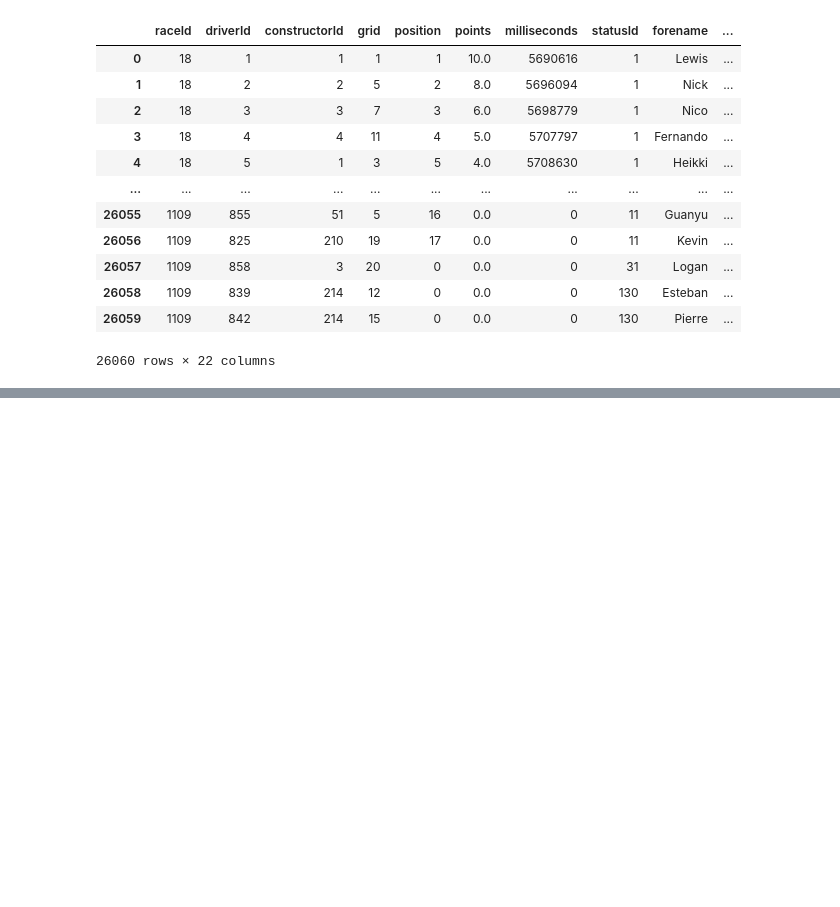
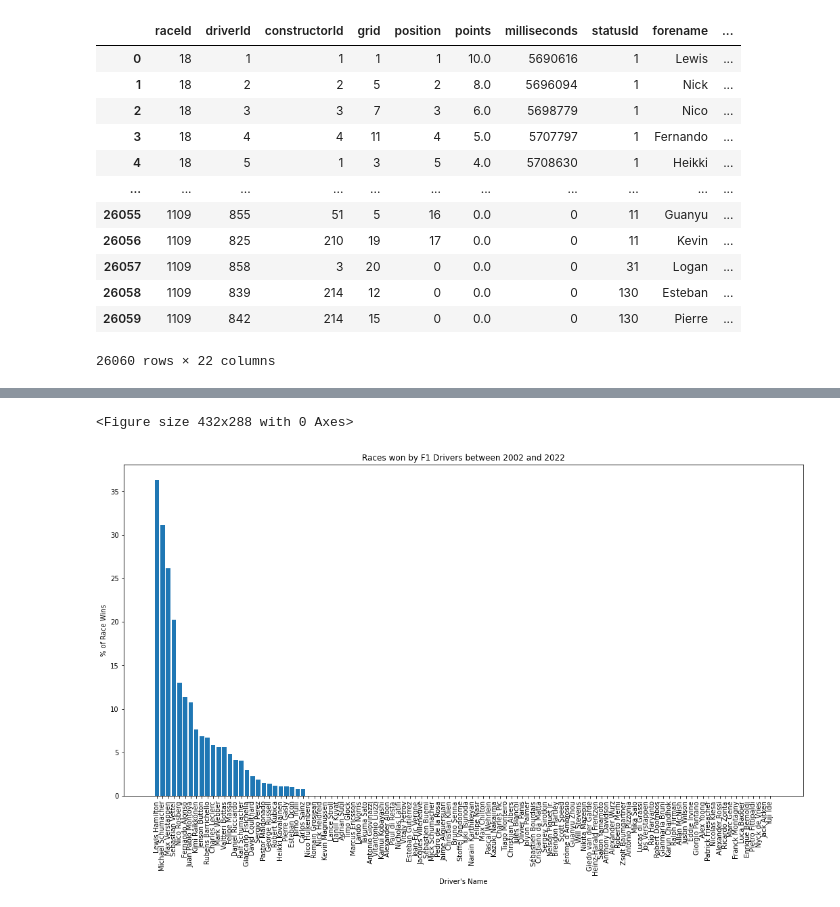
Before and after one commit to PaulOM203/MSC_Thesis_F1, a Jupyter notebook: Notebook.ipynb, the cells around one changed output, grey strips where cells are left out. Cells and saved outputs as stored; diff of their text form; code cells hidden in the pictures; blank space fills up the shorter version.

```diff
--- a/Notebook.ipynb
+++ b/Notebook.ipynb
@@ -159,3 +159,12 @@ driver_race_data
 | 26058 | 1109 | 839 | 214 | 12 | 0 | 0.0 | 0 | 130 | Esteban | ... |
 | 26059 | 1109 | 842 | 214 | 15 | 0 | 0.0 | 0 | 130 | Pierre | ... |
 26060 rows × 22 columns
+# %%
+## Must update team names to most recent changes
+
+driver_race_data['name'] = driver_race_data['name'].apply(lambda x: 'Aston Martin' if x=='Racing Point' else x)
+driver_race_data['name'] = driver_race_data['name'].apply(lambda x: 'Aston Martin' if x=='Force India' else x)
+driver_race_data['name'] = driver_race_data['name'].apply(lambda x: 'Alfa Romeo' if x=='Sauber' else x)
+driver_race_data['name'] = driver_race_data['name'].apply(lambda x: 'Alpine' if x=='Lotus F1' else x)
+driver_race_data['name'] = driver_race_data['name'].apply(lambda x: 'Alpine' if x=='Renault' else x)
+driver_race_data['name'] = driver_race_data['name'].apply(lambda x: 'AlphaTauri' if x=='Renault' else x)
@@ -161,0 +195,7 @@ driver_race_data
+# %%
+driver_race_data.rename(columns={'name_x':'GP_name','name':'constructor_name','grid':'starting_position',
+                                 'position':'finishing_position','nationality_x':'driver_nationality'}, inplace=True)
+driver_race_data['driver'] = driver_race_data['forename']+' '+driver_race_data['surname']
+driver_race_data['dob'] = pd.to_datetime(driver_race_data['dob'],format='%Y-%m-%d').dt.strftime('%d/%m/%Y')
+
+driver_race_data.drop(['forename','surname'], axis=1)
@@ -161,0 +242,28 @@ driver_race_data
+# %%
+# Creating race wins graph for last 20 years
+race_wins = driver_race_data.loc[(driver_race_data['year']>=2002) & (driver_race_data['year']<2023) & (driver_race_data['finishing_position']!=0)]
+race_wins_total = race_wins.groupby(['driver'])['finishing_position'].count().sort_values(ascending=False)
+
+driver_wins = driver_race_data.loc[(driver_race_data['year']>=2002) & (driver_race_data['year']<2023) & (driver_race_data['finishing_position']==1)]
+driver_wins_total = driver_wins.groupby(['driver'])['finishing_position'].count().sort_values(ascending=False)
+
+perc_wins = pd.merge(race_wins_total,driver_wins_total, how='left', on='driver')
+perc_wins = perc_wins.rename(columns={'finishing_position_x':'races','finishing_position_y':'wins'})
+perc_wins['win_percent'] = ((perc_wins['wins'] / perc_wins['races']) * 100)
+perc_wins = perc_wins.sort_values(ascending=False, by='win_percent')
+
+## Converting index to list
+x_axis = perc_wins.index.tolist()
+y_axis = perc_wins.groupby(['driver'], sort=False)['win_percent'].sum().sort_values(ascending=False)
+# %%
+fig = plt.figure()
+plt.figure(figsize=(18,9))
+plt.bar(x_axis, y_axis)
+plt.title('Races won by F1 Drivers between 2002 and 2022')
+plt.xlabel("Driver's Name")
+plt.ylabel("% of Race Wins")
+plt.xticks(rotation=90);
+plt.savefig('Percentage of Wins per Driver.png', dpi=300)
+# %% [output]
+<Figure size 432x288 with 0 Axes>
+[figure, added]
```
Also changed, not shown: parts of 5 cells of this notebook.
